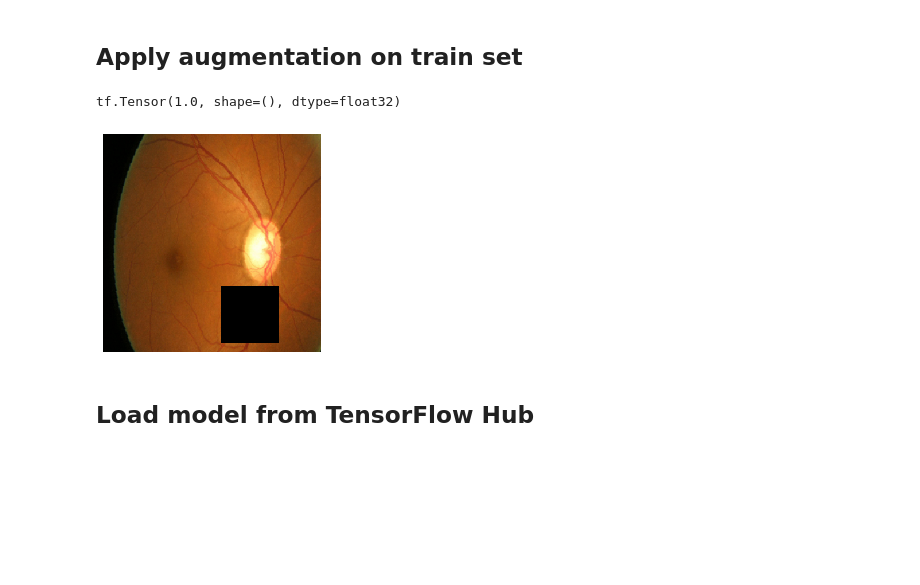
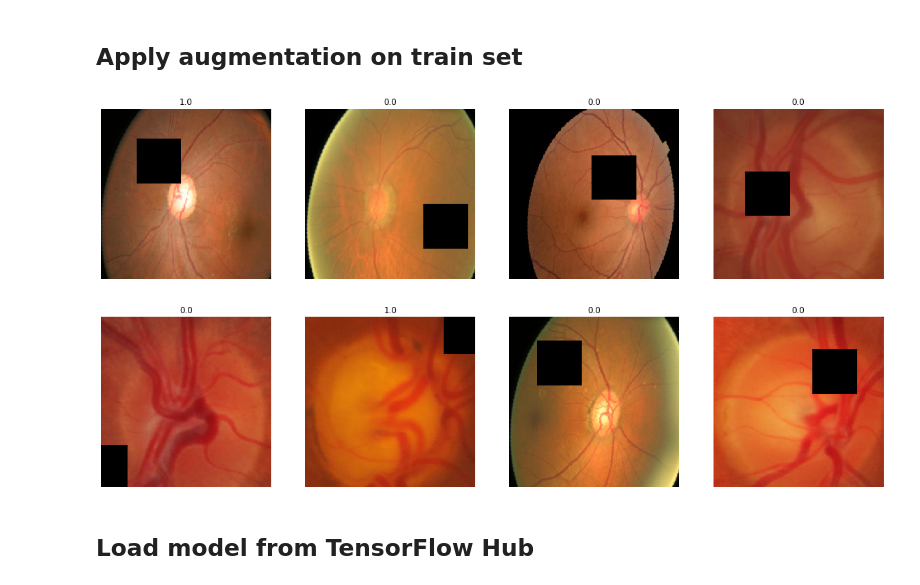
Before and after one commit to TanHaus/lifehack-2020, a Jupyter notebook: glaucoma_tf.ipynb, the cells around one changed output. Cells and saved outputs as stored; diff of their text form; code cells hidden in the pictures; blank space fills up the shorter version.

Commit message:
add new stuff, graphs, model evaluation, early stopping

```diff
--- a/glaucoma_tf.ipynb
+++ b/glaucoma_tf.ipynb
@@ -132,18 +132,26 @@ def image_augment(img, label):
 
     return img, label
 # %%
-BATCH_SIZE = 32
+BATCH_SIZE = 8
 
 train_ds = train_ds.batch(BATCH_SIZE).map(image_augment)
 val_ds = val_ds.batch(BATCH_SIZE)
-# %%
-for img, label in train_ds.take(1):
-    print(label[0])
-    plt.imshow(img[0])
-    plt.axis('off')
-# %% [output]
-tf.Tensor(1.0, shape=(), dtype=float32)
-[figure, removed]
+# %%
+plt.figure(figsize=(20,10))
+
+for imgs, labels in train_ds.take(1):
+    for i in range(8):
+        img = imgs[i]
+        label = labels[i]
+
+        plt.subplot(2, 4, i+1)
+        plt.imshow(img.numpy())
+        plt.axis('off')
+        plt.title(label.numpy())
+
+plt.savefig('image.png')
+# %% [output]
+[figure, added]
 # %% [markdown]
 ## Load model from TensorFlow Hub
 # %%
```
Also changed, not shown: parts of 22 cells of this notebook, 16 other files.
